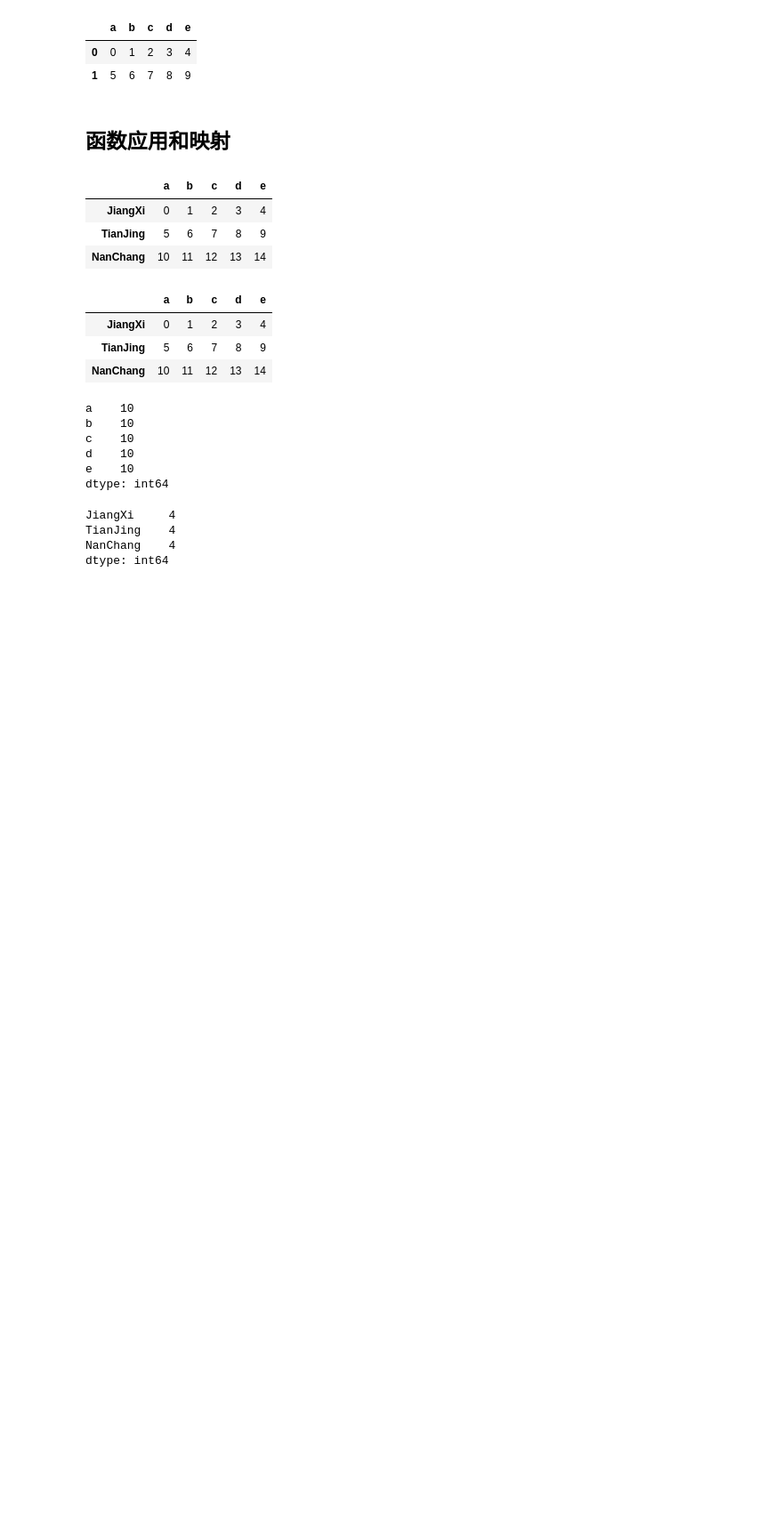
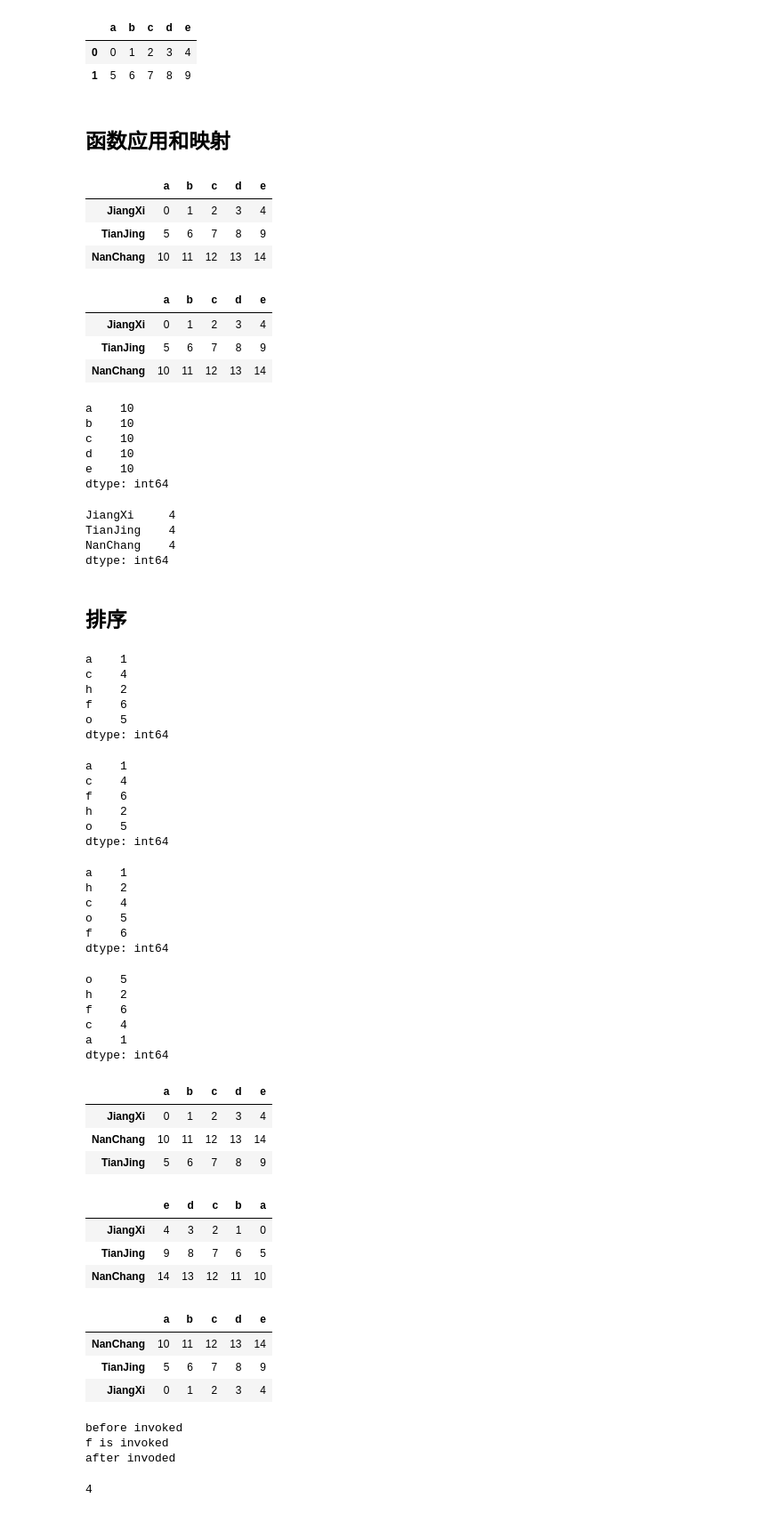
Before and after one commit to boxiaowave/markdownnotes, a Jupyter notebook: PythonforDataAnalysisreadingnotes/Pandas学习.ipynb, the cells around one changed output. Shown: that part at 89% size. Cells and saved outputs as stored; diff of their text form; code cells hidden in the pictures; blank space fills up the shorter version.

```diff
--- a/PythonforDataAnalysisreadingnotes/Pandas学习.ipynb
+++ b/PythonforDataAnalysisreadingnotes/Pandas学习.ipynb
@@ -588,3 +588,83 @@ JiangXi     4
 TianJing    4
 NanChang    4
 dtype: int64
+# %% [markdown]
+## 排序
+# %%
+obj = Series([1,4,2,6,5],index=['a','c','h','f','o'])
+obj
+# %% [output]
+a    1
+c    4
+h    2
+f    6
+o    5
+dtype: int64
+# %%
+obj.sort_index()
+# %% [output]
+a    1
+c    4
+f    6
+h    2
+o    5
+dtype: int64
+# %%
+obj.sort_values()
+# %% [output]
+a    1
+h    2
+c    4
+o    5
+f    6
+dtype: int64
+# %%
+obj.sort_index(ascending=False)
+# %% [output]
+o    5
+h    2
+f    6
+c    4
+a    1
+dtype: int64
+# %%
+frame.sort_index()
+# %% [output]
+|  | a | b | c | d | e |
+| JiangXi | 0 | 1 | 2 | 3 | 4 |
+| NanChang | 10 | 11 | 12 | 13 | 14 |
+| TianJing | 5 | 6 | 7 | 8 | 9 |
+# %%
+frame.sort_index(axis=1,ascending=False)
+# %% [output]
+|  | e | d | c | b | a |
+| JiangXi | 4 | 3 | 2 | 1 | 0 |
+| TianJing | 9 | 8 | 7 | 6 | 5 |
+| NanChang | 14 | 13 | 12 | 11 | 10 |
+# %%
+frame.sort_values(by='b',ascending=False)
+# %% [output]
+|  | a | b | c | d | e |
+| NanChang | 10 | 11 | 12 | 13 | 14 |
+| TianJing | 5 | 6 | 7 | 8 | 9 |
+| JiangXi | 0 | 1 | 2 | 3 | 4 |
+# %%
+def deco(func):
+    def _deco(*args, **kwargs):
+        print 'before invoked'
+        ret = func(*args, **kwargs)
+        print 'after invoded'
+        return ret
+    return _deco
+
+@deco
+def f(a):
+    print 'f is invoked'
+    return a + 1
+
+f(3)
+# %% [output]
+before invoked
+f is invoked
+after invoded
+4
```
Also changed, not shown: 4 other files.
